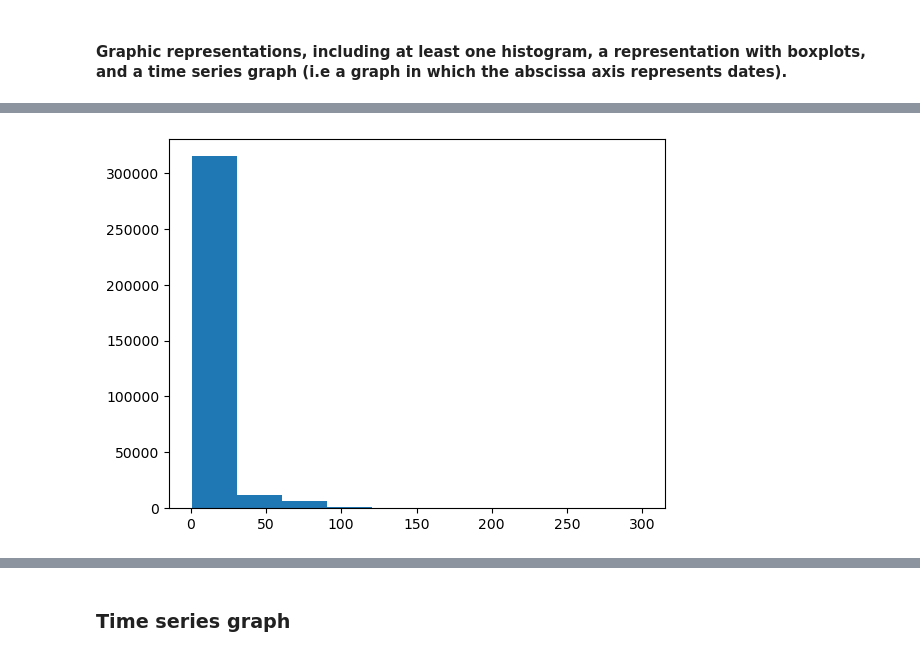
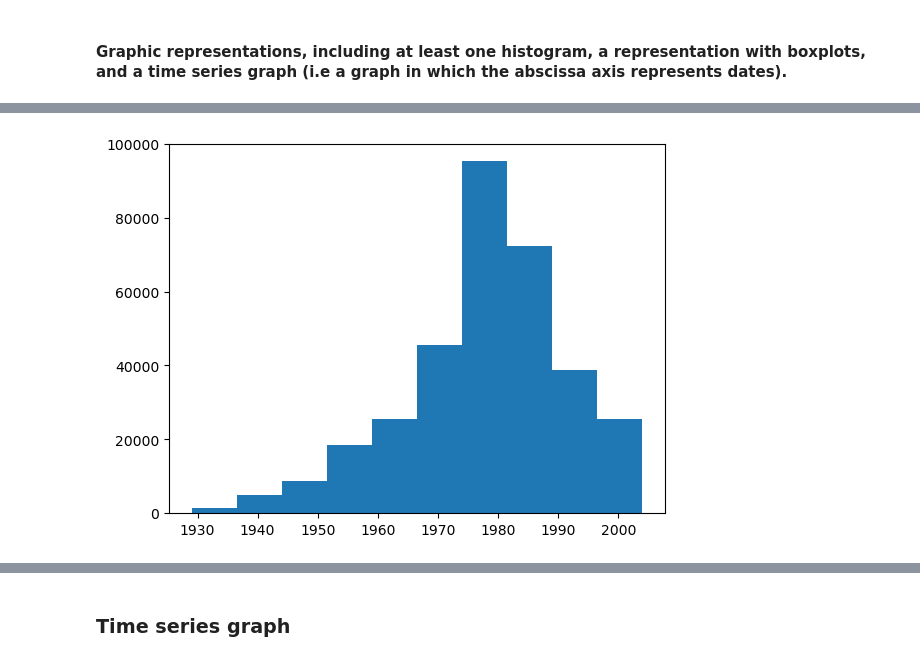
Before and after one commit to lakelure2020/OpenClassroom, a Jupyter notebook: Exploratory_Data_Analysis_with_Python.ipynb, the cells around one changed output, grey strips where cells are left out. Cells and saved outputs as stored; diff of their text form; code cells hidden in the pictures.

Commit message:
I have done a lot of clean up. there are two correlations left in the end that I am not sure how to perform. Is there any other analysis that I might be missing?

```diff
--- a/Exploratory_Data_Analysis_with_Python.ipynb
+++ b/Exploratory_Data_Analysis_with_Python.ipynb
@@ -423,3 +428,6 @@ plt.plot(x, y, label='gini_coefficient', color='blue')
 [figure]
 # %% [markdown]
 #### Graphic representations, including at least one histogram, a representation with boxplots, and a time series graph (i.e a graph in which the abscissa axis represents dates).
+# %%
+df = d1.merge(customers, left_on = 'client_id', right_on ='client_id')
+print(df)
@@ -426,6 +467,6 @@ plt.plot(x, y, label='gini_coefficient', color='blue')
 # %%
-# creating a histogram by Price
-plt.hist(df['price'])
+# creating a Histogram by birth
+plt.hist(df['birth'])
 plt.show()
 # %% [output]
-[figure, old version]
+[figure, new version]
```
Also changed, not shown: parts of 71 cells of this notebook.
